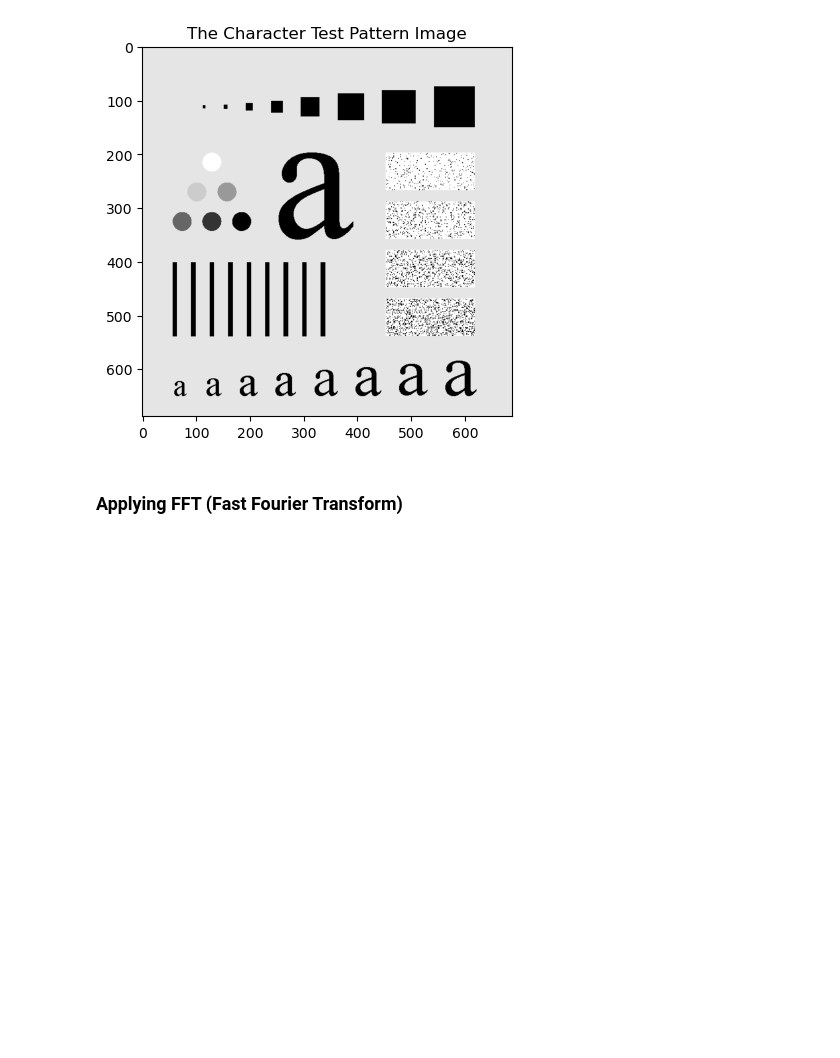
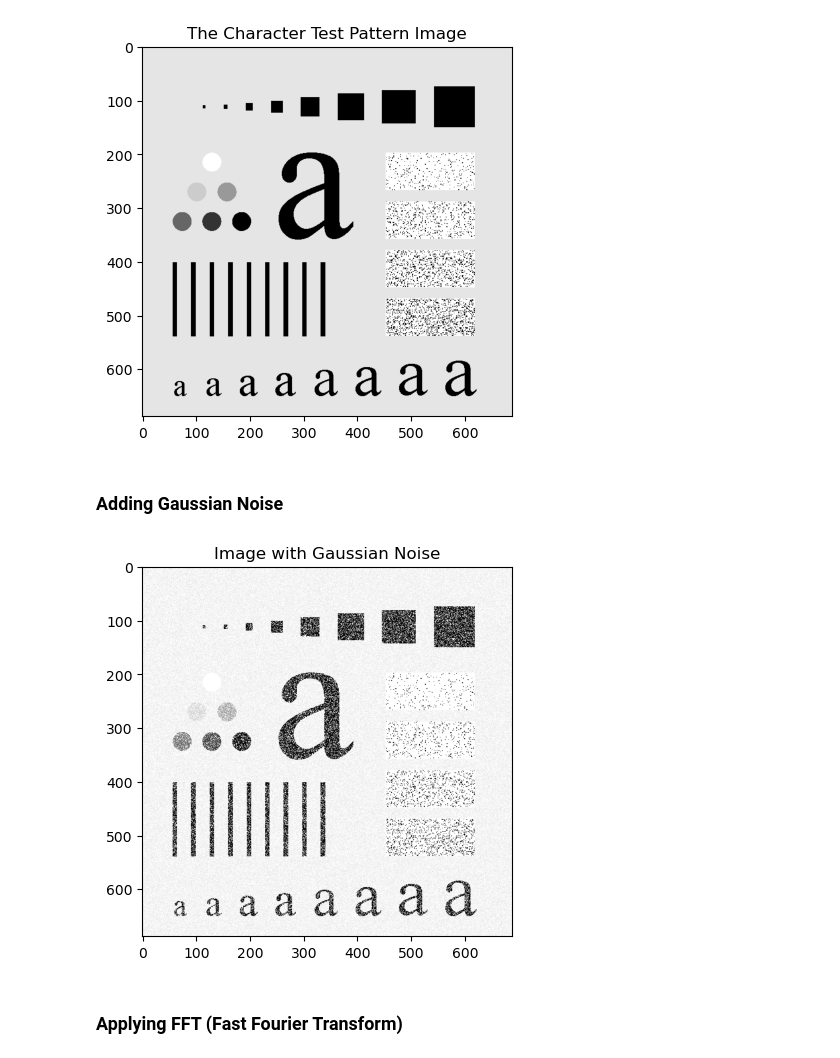
Before and after one commit to ForhanShahriarFahim/Digital-Image-Processing-Lab, a Jupyter notebook: Problem 4/4(c) Edge Detection.ipynb, the cells around one changed output. Saved outputs shown, nothing was run; the diff lists cells and outputs as text; code cells hidden in the pictures; blank space fills up the shorter version.

Commit message:
Digital Image Processing

```diff
--- a/Problem 4/4(c) Edge Detection.ipynb
+++ b/Problem 4/4(c) Edge Detection.ipynb
@@ -73,6 +73,16 @@ plt.title("The Character Test Pattern Image")
 plt.show()
 # %% [output]
 [figure]
+# %% [markdown]
+### Adding Gaussian Noise
+# %%
+gaussian_noise = np.random.normal(7, 13, character_pattern_image.shape).astype(np.uint8)
+noisy_character_image = cv2.add(character_pattern_image, gaussian_noise)
+plt.imshow(cv2.cvtColor(noisy_character_image, cv2.COLOR_BGR2RGB))
+plt.title("Image with Gaussian Noise")
+plt.show()
+# %% [output]
+[figure, added]
 # %% [markdown]
 ### Applying FFT (Fast Fourier Transform)
 # %%
```
Also changed, not shown: parts of 6 cells of this notebook.
